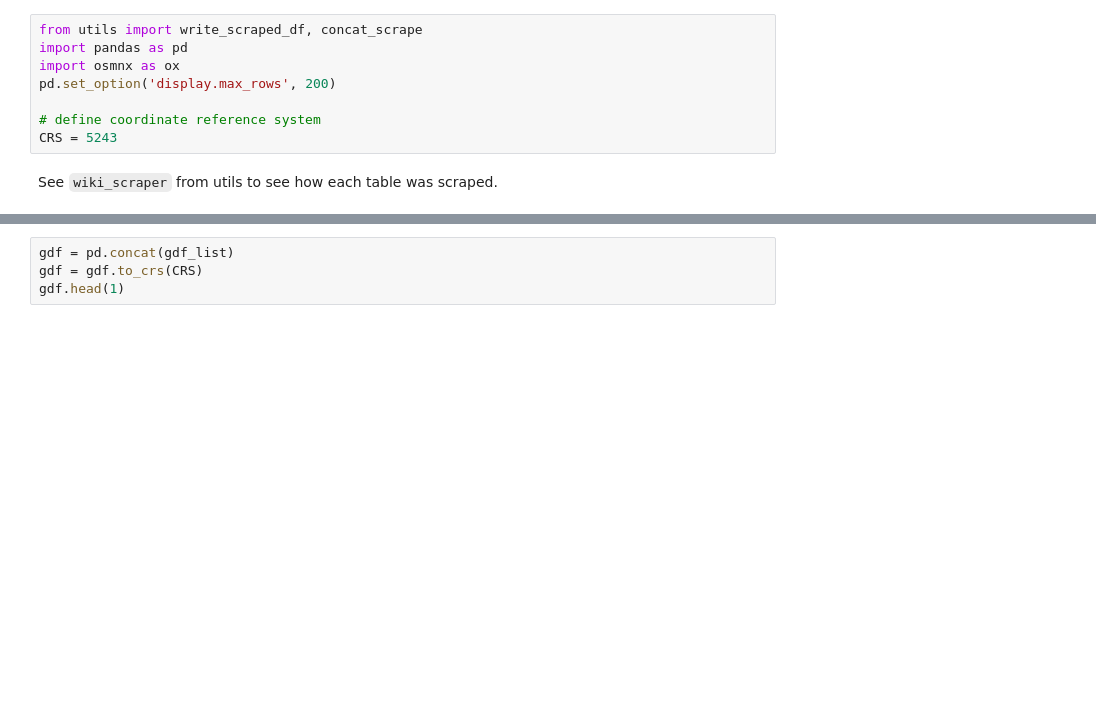
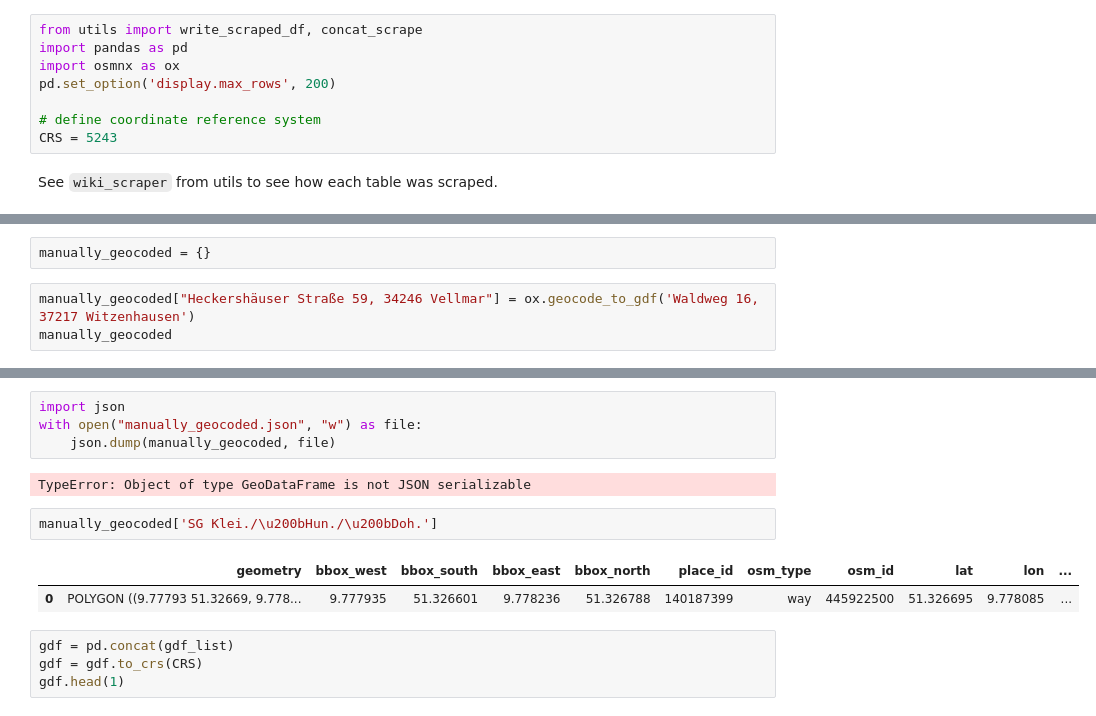
Before and after one commit to RandyNelsonJ/hessen_fussball, a Jupyter notebook: src/hessen_fussball/explore.ipynb, the cells around one changed output, grey strips where cells are left out. Cells and saved outputs as stored; diff of their text form; blank space fills up the shorter version.

```diff
--- a/src/hessen_fussball/explore.ipynb
+++ b/src/hessen_fussball/explore.ipynb
@@ -99,3 +100,8 @@ SC Paderborn 07
 1. FC Union Berlin
 Geocoded Teams 69
 Need Geocoding 143
+# %%
+manually_geocoded = {}
+# %%
+manually_geocoded["Heckershäuser Straße 59, 34246 Vellmar"] = ox.geocode_to_gdf('Waldweg 16, 37217 Witzenhausen')
+manually_geocoded
@@ -102,3 +126,14 @@ Need Geocoding 143
+# %%
+import json
+with open("manually_geocoded.json", "w") as file:
+    json.dump(manually_geocoded, file)
+# %% [output]
+TypeError: Object of type GeoDataFrame is not JSON serializable
+# %%
+manually_geocoded['SG Klei./\u200bHun./\u200bDoh.']
+# %% [output]
+|  | geometry | bbox_west | bbox_south | bbox_east | bbox_north | place_id | osm_type | osm_id | lat | lon | ... |
+| 0 | POLYGON ((9.77793 51.32669, 9.778... | 9.777935 | 51.326601 | 9.778236 | 51.326788 | 140187399 | way | 445922500 | 51.326695 | 9.778085 | ... |
 # %%
 gdf = pd.concat(gdf_list)
 gdf = gdf.to_crs(CRS)
```
Also changed, not shown: parts of 4 cells of this notebook, 2 other files.
